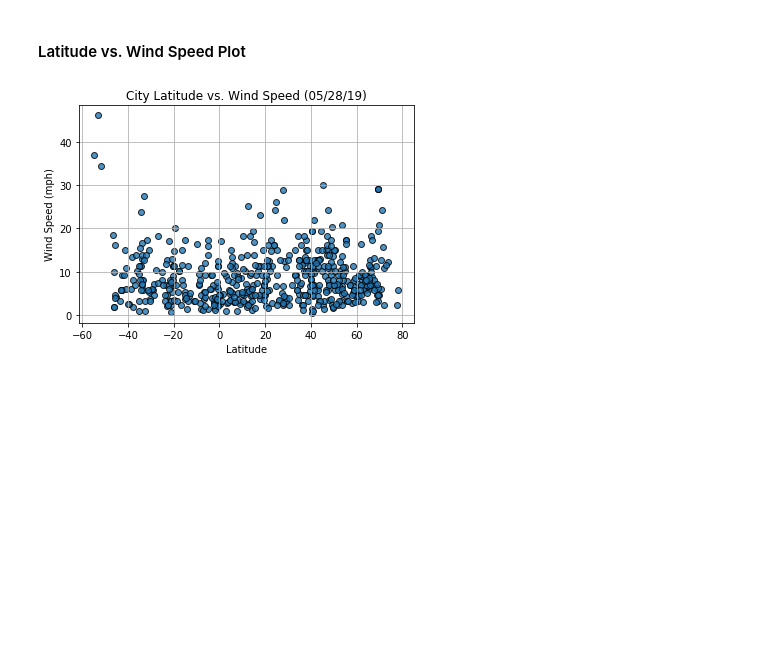
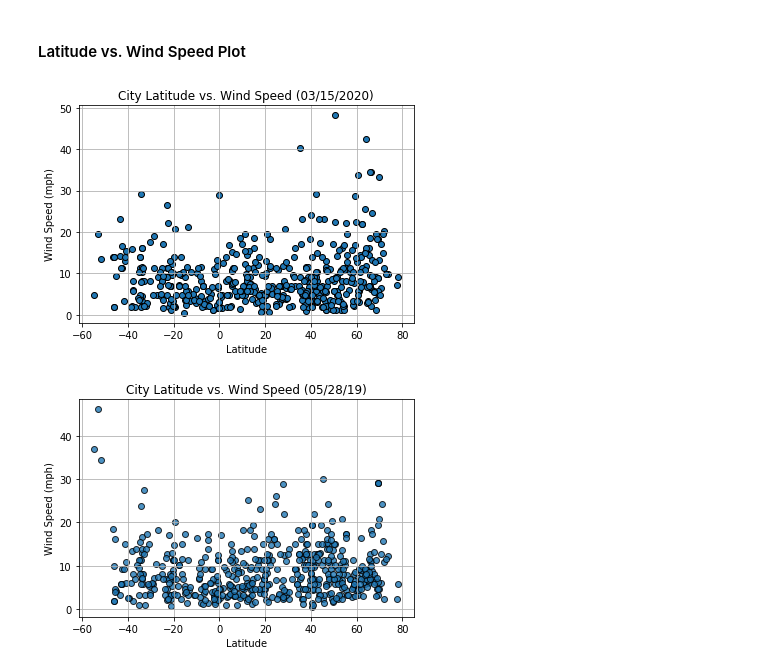
Before and after one commit to ivytiongco/python-api-analysis, a Jupyter notebook: WeatherPy/WeatherPy.ipynb, the cells around one changed output. Cells and saved outputs as stored; diff of their text form; code cells hidden in the pictures; blank space fills up the shorter version.

```diff
--- a/WeatherPy/WeatherPy.ipynb
+++ b/WeatherPy/WeatherPy.ipynb
@@ -231,6 +265,23 @@ plt.show()
 [figure]
 # %% [markdown]
 #### Latitude vs. Wind Speed Plot
+# %%
+# Build a scatter plot for each data type
+plt.scatter(cities_data["Lat"], cities_data["Wind Speed"], marker="o", edgecolors="black")
+
+# Incorporate the other graph properties
+plt.title("City Latitude vs. Wind Speed (03/15/2020)")
+plt.ylabel("Wind Speed (mph)")
+plt.xlabel("Latitude")
+plt.grid(True)
+
+# Save the figure
+plt.savefig("Latitude_vs_WindSpeed.png")
+
+# Show plot
+plt.show()
+# %% [output]
+[figure, added]
 # %%
 # %% [output]
 [figure]
```
Also changed, not shown: parts of 29 cells of this notebook, 6 other files.
